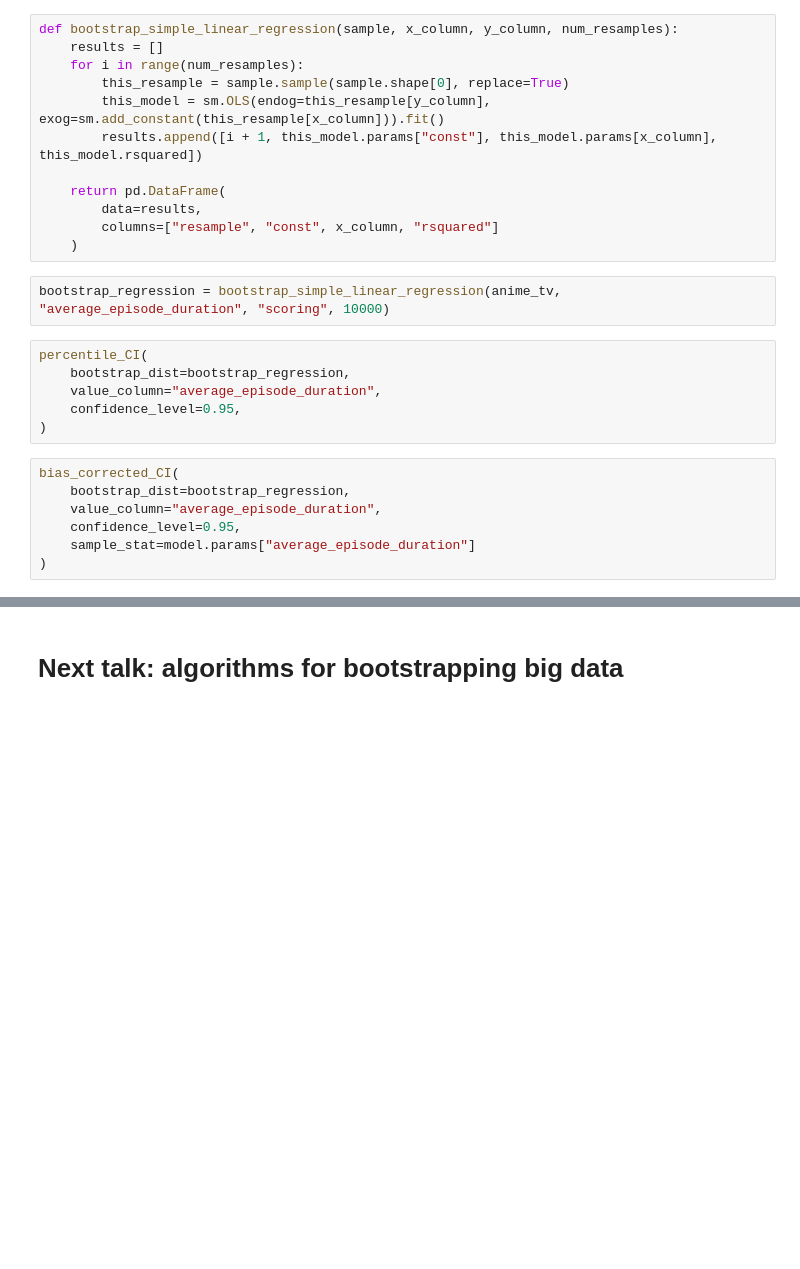
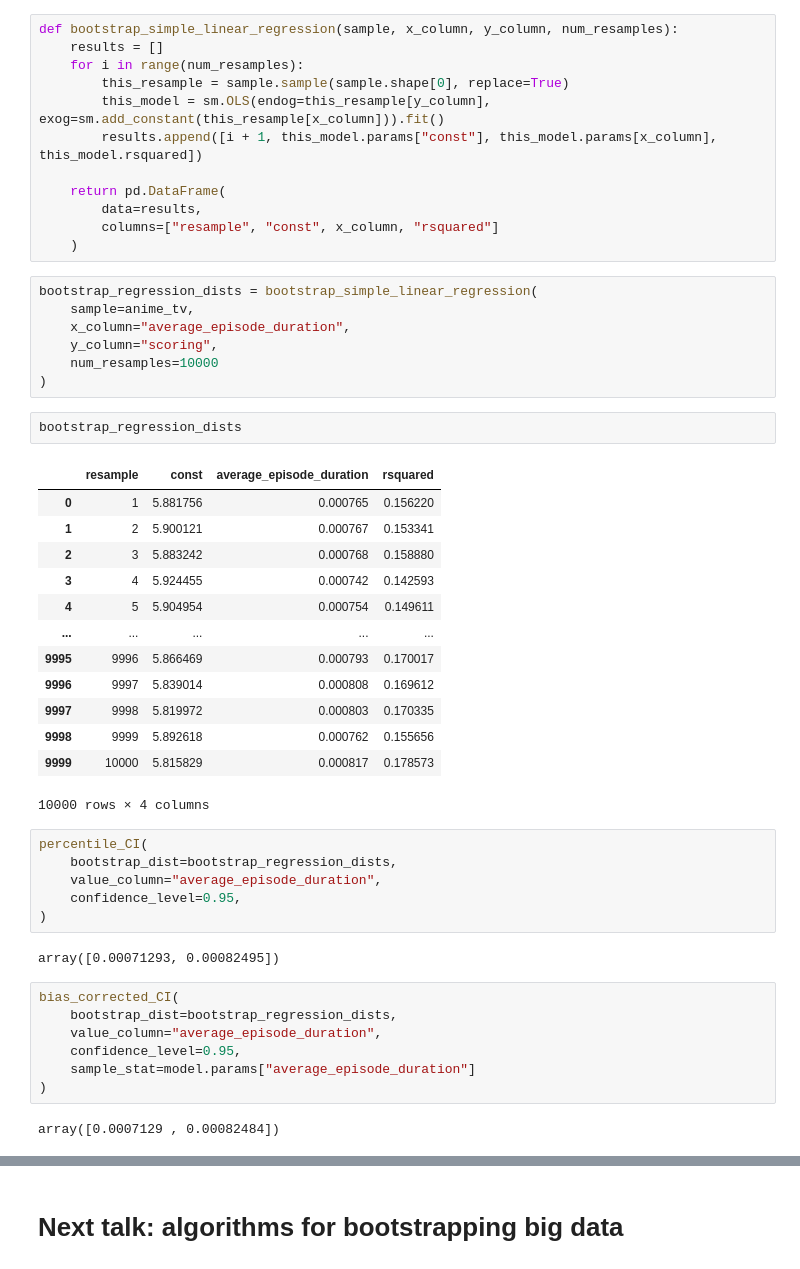
Before and after one commit to derekmiddlemiss/python-resampling, a Jupyter notebook: Resampling_v2.ipynb, the cells around one changed output, grey strips where cells are left out. Cells and saved outputs as stored; diff of their text form; blank space fills up the shorter version.

Commit message:
finishes regression

```diff
--- a/Resampling_v2.ipynb
+++ b/Resampling_v2.ipynb
@@ -676,18 +741,43 @@ def bootstrap_simple_linear_regression(sample, x_column, y_column, num_resamples
         columns=["resample", "const", x_column, "rsquared"]
     )
 # %%
-bootstrap_regression = bootstrap_simple_linear_regression(anime_tv, "average_episode_duration", "scoring", 10000)
+bootstrap_regression_dists = bootstrap_simple_linear_regression(
+    sample=anime_tv,
+    x_column="average_episode_duration",
+    y_column="scoring",
+    num_resamples=10000
+)
+# %%
+bootstrap_regression_dists
+# %% [output]
+|  | resample | const | average_episode_duration | rsquared |
+| 0 | 1 | 5.881756 | 0.000765 | 0.156220 |
+| 1 | 2 | 5.900121 | 0.000767 | 0.153341 |
+| 2 | 3 | 5.883242 | 0.000768 | 0.158880 |
+| 3 | 4 | 5.924455 | 0.000742 | 0.142593 |
+| 4 | 5 | 5.904954 | 0.000754 | 0.149611 |
+| ... | ... | ... | ... | ... |
+| 9995 | 9996 | 5.866469 | 0.000793 | 0.170017 |
+| 9996 | 9997 | 5.839014 | 0.000808 | 0.169612 |
+| 9997 | 9998 | 5.819972 | 0.000803 | 0.170335 |
+| 9998 | 9999 | 5.892618 | 0.000762 | 0.155656 |
+| 9999 | 10000 | 5.815829 | 0.000817 | 0.178573 |
+10000 rows × 4 columns
 # %%
 percentile_CI(
-    bootstrap_dist=bootstrap_regression,
+    bootstrap_dist=bootstrap_regression_dists,
     value_column="average_episode_duration",
     confidence_level=0.95,
 )
+# %% [output]
+array([0.00071293, 0.00082495])
 # %%
 bias_corrected_CI(
-    bootstrap_dist=bootstrap_regression,
+    bootstrap_dist=bootstrap_regression_dists,
     value_column="average_episode_duration",
     confidence_level=0.95,
     sample_stat=model.params["average_episode_duration"]
 )
+# %% [output]
+array([0.0007129 , 0.00082484])
 # %%
```
Also changed, not shown: parts of 37 cells of this notebook.
